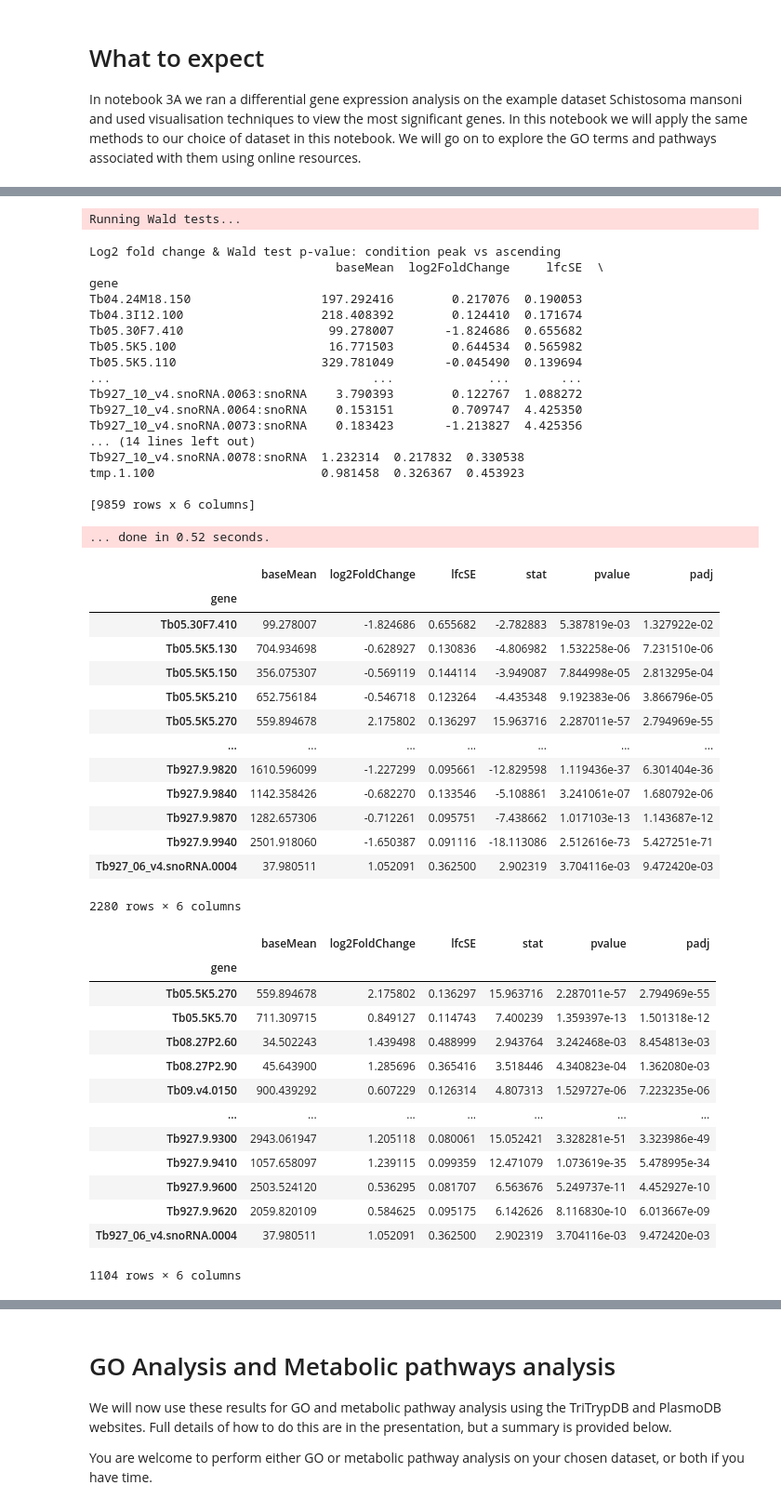
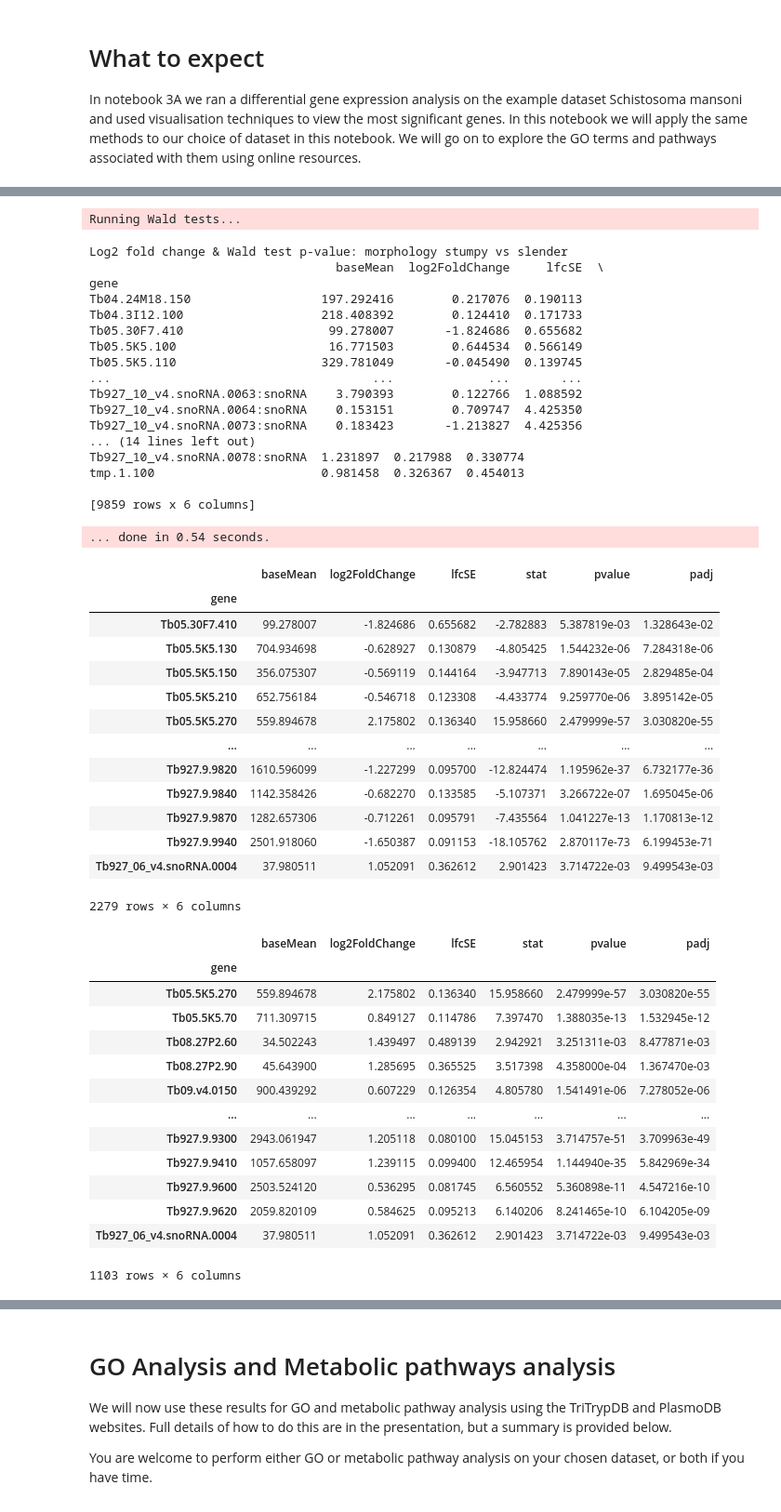
Before and after one commit to rmcolq/pathbio3, a Jupyter notebook: 3B - Differential Expression and GO enrichment_trypanosoma.ipynb, the cells around one changed output, grey strips where cells are left out. Shown: that part at 93% size. Saved outputs shown, nothing was run; the diff lists cells and outputs as text; code cells hidden in the pictures.

```diff
--- a/3B - Differential Expression and GO enrichment_trypanosoma.ipynb
+++ b/3B - Differential Expression and GO enrichment_trypanosoma.ipynb
@@ -16,4 +7,8 @@ from pydeseq2.ds import DeseqStats
 # %%
+import pandas as pd
+from pydeseq2.dds import DeseqDataSet
+from pydeseq2.ds import DeseqStats
+
 # load in the counts and metadata again
 prefix = "Trypanosoma"
 counts = pd.read_csv(f"analysis/{prefix}/star/ReadsPerGene.csv", index_col=0).T
@@ -29,7 +24,7 @@ metadata_s = metadata[metadata["organism"].isin(["Trypanosoma brucei brucei"])]
 dds = DeseqDataSet(
     counts=counts_s,
     metadata=metadata_s,
-    design_factors="condition",  # compare samples based on the developmental "stage"
+    design_factors="morphology",  # compare samples based on the developmental "morphology"
     refit_cooks=True
 )
 
@@ -64,21 +54,21 @@ stat_res.summary()
 res = stat_res.results_df
 # %% [output]
 Running Wald tests...
-Log2 fold change & Wald test p-value: condition peak vs ascending
+Log2 fold change & Wald test p-value: morphology stumpy vs slender
                                   baseMean  log2FoldChange     lfcSE  \
 gene
-Tb04.24M18.150                  197.292416        0.217076  0.190053
-Tb04.3I12.100                   218.408392        0.124410  0.171674
+Tb04.24M18.150                  197.292416        0.217076  0.190113
+Tb04.3I12.100                   218.408392        0.124410  0.171733
 Tb05.30F7.410                    99.278007       -1.824686  0.655682
-Tb05.5K5.100                     16.771503        0.644534  0.565982
-Tb05.5K5.110                    329.781049       -0.045490  0.139694
+Tb05.5K5.100                     16.771503        0.644534  0.566149
+Tb05.5K5.110                    329.781049       -0.045490  0.139745
 ...                                    ...             ...       ...
-Tb927_10_v4.snoRNA.0063:snoRNA    3.790393        0.122767  1.088272
+Tb927_10_v4.snoRNA.0063:snoRNA    3.790393        0.122766  1.088592
 Tb927_10_v4.snoRNA.0064:snoRNA    0.153151        0.709747  4.425350
 Tb927_10_v4.snoRNA.0073:snoRNA    0.183423       -1.213827  4.425356
 ... (14 lines left out)
-Tb927_10_v4.snoRNA.0078:snoRNA  1.232314  0.217832  0.330538
-tmp.1.100                       0.981458  0.326367  0.453923
+Tb927_10_v4.snoRNA.0078:snoRNA  1.231897  0.217988  0.330774
+tmp.1.100                       0.981458  0.326367  0.454013
 
 [9859 rows x 6 columns]
-... done in 0.52 seconds.
+... done in 0.54 seconds.
@@ -91,44 +86,44 @@ res=res[res.baseMean>=10]
 # Filter by padj<=0.05
 res=res[res.padj<=0.05]
 # %%
-# Get list of only genes that have a fold change FC > 1.5 or FC < 0.7
+# Get list of only genes that have a fold change FC > 2 or FC < 0.5
 # You can play with the exact thresholds here, these are just a guide to filter the lists
 sigs=res[abs(res.log2FoldChange)>0.5]
 sigs
 # %% [output]
 |  | baseMean | log2FoldChange | lfcSE | stat | pvalue | padj |
 | gene |  |  |  |  |  |  |
-| Tb05.30F7.410 | 99.278007 | -1.824686 | 0.655682 | -2.782883 | 5.387819e-03 | 1.327922e-02 |
-| Tb05.5K5.130 | 704.934698 | -0.628927 | 0.130836 | -4.806982 | 1.532258e-06 | 7.231510e-06 |
-| Tb05.5K5.150 | 356.075307 | -0.569119 | 0.144114 | -3.949087 | 7.844998e-05 | 2.813295e-04 |
-| Tb05.5K5.210 | 652.756184 | -0.546718 | 0.123264 | -4.435348 | 9.192383e-06 | 3.866796e-05 |
-| Tb05.5K5.270 | 559.894678 | 2.175802 | 0.136297 | 15.963716 | 2.287011e-57 | 2.794969e-55 |
+| Tb05.30F7.410 | 99.278007 | -1.824686 | 0.655682 | -2.782883 | 5.387819e-03 | 1.328643e-02 |
+| Tb05.5K5.130 | 704.934698 | -0.628927 | 0.130879 | -4.805425 | 1.544232e-06 | 7.284318e-06 |
+| Tb05.5K5.150 | 356.075307 | -0.569119 | 0.144164 | -3.947713 | 7.890143e-05 | 2.829485e-04 |
+| Tb05.5K5.210 | 652.756184 | -0.546718 | 0.123308 | -4.433774 | 9.259770e-06 | 3.895142e-05 |
+| Tb05.5K5.270 | 559.894678 | 2.175802 | 0.136340 | 15.958660 | 2.479999e-57 | 3.030820e-55 |
 | ... | ... | ... | ... | ... | ... | ... |
-| Tb927.9.9820 | 1610.596099 | -1.227299 | 0.095661 | -12.829598 | 1.119436e-37 | 6.301404e-36 |
-| Tb927.9.9840 | 1142.358426 | -0.682270 | 0.133546 | -5.108861 | 3.241061e-07 | 1.680792e-06 |
-| Tb927.9.9870 | 1282.657306 | -0.712261 | 0.095751 | -7.438662 | 1.017103e-13 | 1.143687e-12 |
-| Tb927.9.9940 | 2501.918060 | -1.650387 | 0.091116 | -18.113086 | 2.512616e-73 | 5.427251e-71 |
-| Tb927_06_v4.snoRNA.0004 | 37.980511 | 1.052091 | 0.362500 | 2.902319 | 3.704116e-03 | 9.472420e-03 |
+| Tb927.9.9820 | 1610.596099 | -1.227299 | 0.095700 | -12.824474 | 1.195962e-37 | 6.732177e-36 |
+| Tb927.9.9840 | 1142.358426 | -0.682270 | 0.133585 | -5.107371 | 3.266722e-07 | 1.695045e-06 |
+| Tb927.9.9870 | 1282.657306 | -0.712261 | 0.095791 | -7.435564 | 1.041227e-13 | 1.170813e-12 |
+| Tb927.9.9940 | 2501.918060 | -1.650387 | 0.091153 | -18.105762 | 2.870117e-73 | 6.199453e-71 |
+| Tb927_06_v4.snoRNA.0004 | 37.980511 | 1.052091 | 0.362612 | 2.901423 | 3.714722e-03 | 9.499543e-03 |
-2280 rows × 6 columns
+2279 rows × 6 columns
 # %%
 # Save the up and down regulated genes separately
 up = sigs[sigs["log2FoldChange"] > 0]
-up.to_csv(f"analysis/{prefix}/de/slender_vs_stumpy_tbrucei.up.csv")
+up.to_csv(f"analysis/{prefix}/de/{comparison}.up.csv")
 up
 # %% [output]
 |  | baseMean | log2FoldChange | lfcSE | stat | pvalue | padj |
 | gene |  |  |  |  |  |  |
-| Tb05.5K5.270 | 559.894678 | 2.175802 | 0.136297 | 15.963716 | 2.287011e-57 | 2.794969e-55 |
-| Tb05.5K5.70 | 711.309715 | 0.849127 | 0.114743 | 7.400239 | 1.359397e-13 | 1.501318e-12 |
-| Tb08.27P2.60 | 34.502243 | 1.439498 | 0.488999 | 2.943764 | 3.242468e-03 | 8.454813e-03 |
-| Tb08.27P2.90 | 45.643900 | 1.285696 | 0.365416 | 3.518446 | 4.340823e-04 | 1.362080e-03 |
-| Tb09.v4.0150 | 900.439292 | 0.607229 | 0.126314 | 4.807313 | 1.529727e-06 | 7.223235e-06 |
+| Tb05.5K5.270 | 559.894678 | 2.175802 | 0.136340 | 15.958660 | 2.479999e-57 | 3.030820e-55 |
+| Tb05.5K5.70 | 711.309715 | 0.849127 | 0.114786 | 7.397470 | 1.388035e-13 | 1.532945e-12 |
+| Tb08.27P2.60 | 34.502243 | 1.439497 | 0.489139 | 2.942921 | 3.251311e-03 | 8.477871e-03 |
+| Tb08.27P2.90 | 45.643900 | 1.285695 | 0.365525 | 3.517398 | 4.358000e-04 | 1.367470e-03 |
+| Tb09.v4.0150 | 900.439292 | 0.607229 | 0.126354 | 4.805780 | 1.541491e-06 | 7.278052e-06 |
 | ... | ... | ... | ... | ... | ... | ... |
-| Tb927.9.9300 | 2943.061947 | 1.205118 | 0.080061 | 15.052421 | 3.328281e-51 | 3.323986e-49 |
-| Tb927.9.9410 | 1057.658097 | 1.239115 | 0.099359 | 12.471079 | 1.073619e-35 | 5.478995e-34 |
-| Tb927.9.9600 | 2503.524120 | 0.536295 | 0.081707 | 6.563676 | 5.249737e-11 | 4.452927e-10 |
-| Tb927.9.9620 | 2059.820109 | 0.584625 | 0.095175 | 6.142626 | 8.116830e-10 | 6.013667e-09 |
-| Tb927_06_v4.snoRNA.0004 | 37.980511 | 1.052091 | 0.362500 | 2.902319 | 3.704116e-03 | 9.472420e-03 |
+| Tb927.9.9300 | 2943.061947 | 1.205118 | 0.080100 | 15.045153 | 3.714757e-51 | 3.709963e-49 |
+| Tb927.9.9410 | 1057.658097 | 1.239115 | 0.099400 | 12.465954 | 1.144940e-35 | 5.842969e-34 |
+| Tb927.9.9600 | 2503.524120 | 0.536295 | 0.081745 | 6.560552 | 5.360898e-11 | 4.547216e-10 |
+| Tb927.9.9620 | 2059.820109 | 0.584625 | 0.095213 | 6.140206 | 8.241465e-10 | 6.104205e-09 |
+| Tb927_06_v4.snoRNA.0004 | 37.980511 | 1.052091 | 0.362612 | 2.901423 | 3.714722e-03 | 9.499543e-03 |
-1104 rows × 6 columns
+1103 rows × 6 columns
 # %%
 down = sigs[sigs["log2FoldChange"] < 0]
```
Also changed, not shown: parts of 11 cells of this notebook, 2 other files.
